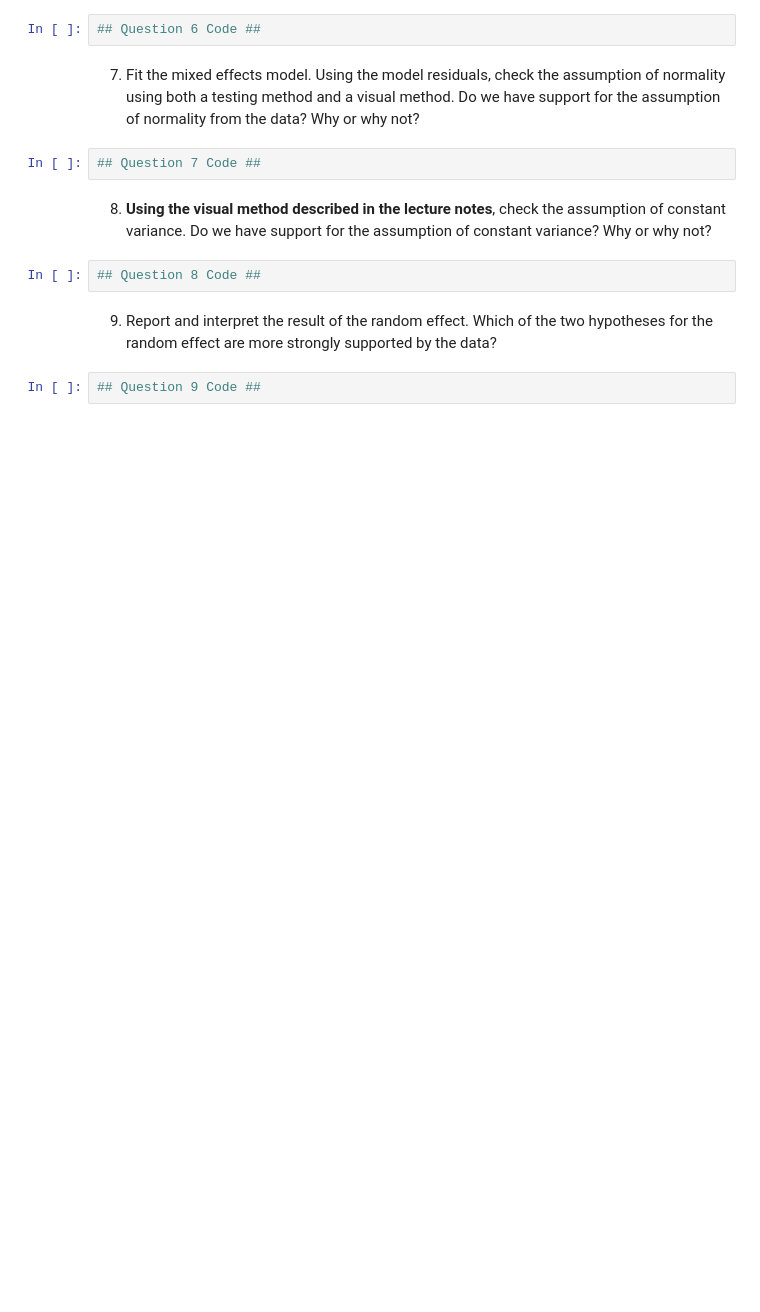
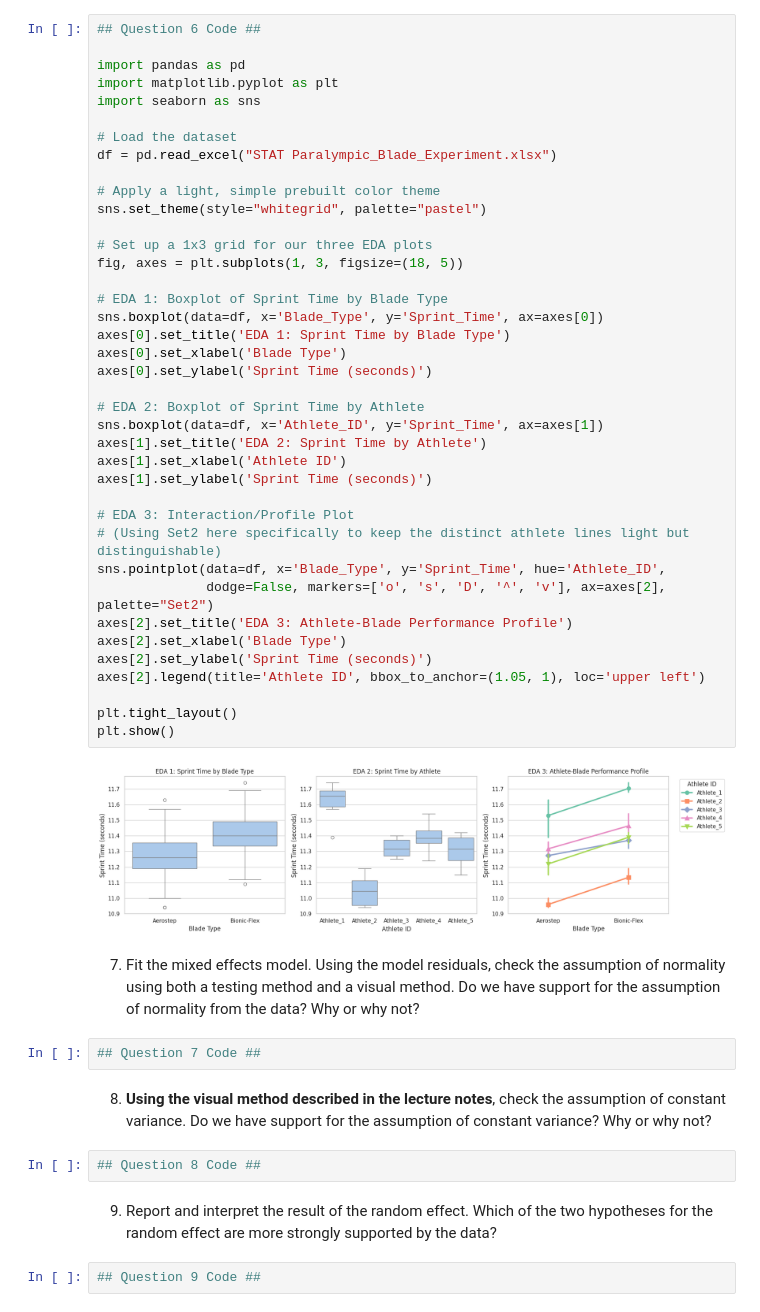
Before and after one commit to Cipher212/STAT-7220-Applied-Experimental-Design, a Jupyter notebook: Assignments/HW4/HW4.ipynb, the cells around one changed output. Saved outputs shown, nothing was run; the diff lists cells and outputs as text; blank space fills up the shorter version.

```diff
--- a/Assignments/HW4/HW4.ipynb
+++ b/Assignments/HW4/HW4.ipynb
@@ -108,5 +113,44 @@ Alternative Hypothesis: There is a statistically sig. difference in sprint times
 # %%
 ## Question 6 Code ##
+
+import pandas as pd
+import matplotlib.pyplot as plt
+import seaborn as sns
+
+# Load the dataset
+df = pd.read_excel("STAT Paralympic_Blade_Experiment.xlsx")
+
+# Apply a light, simple prebuilt color theme
+sns.set_theme(style="whitegrid", palette="pastel")
+
+# Set up a 1x3 grid for our three EDA plots
+fig, axes = plt.subplots(1, 3, figsize=(18, 5))
+
+# EDA 1: Boxplot of Sprint Time by Blade Type
+sns.boxplot(data=df, x='Blade_Type', y='Sprint_Time', ax=axes[0])
+axes[0].set_title('EDA 1: Sprint Time by Blade Type')
+axes[0].set_xlabel('Blade Type')
+axes[0].set_ylabel('Sprint Time (seconds)')
+
+# EDA 2: Boxplot of Sprint Time by Athlete
+sns.boxplot(data=df, x='Athlete_ID', y='Sprint_Time', ax=axes[1])
+axes[1].set_title('EDA 2: Sprint Time by Athlete')
+axes[1].set_xlabel('Athlete ID')
+axes[1].set_ylabel('Sprint Time (seconds)')
+
+# EDA 3: Interaction/Profile Plot
+# (Using Set2 here specifically to keep the distinct athlete lines light but distinguishable)
+sns.pointplot(data=df, x='Blade_Type', y='Sprint_Time', hue='Athlete_ID',
+              dodge=False, markers=['o', 's', 'D', '^', 'v'], ax=axes[2], palette="Set2")
+axes[2].set_title('EDA 3: Athlete-Blade Performance Profile')
+axes[2].set_xlabel('Blade Type')
+axes[2].set_ylabel('Sprint Time (seconds)')
+axes[2].legend(title='Athlete ID', bbox_to_anchor=(1.05, 1), loc='upper left')
+
+plt.tight_layout()
+plt.show()
+# %% [output]
+[figure, added]
 # %% [markdown]
 7. Fit the mixed effects model. Using the model residuals, check the assumption of normality using both a testing method and a visual method. Do we have support for the assumption of normality from the data? Why or why not?
 # %%
```
Also changed, not shown: parts of 2 cells of this notebook.
